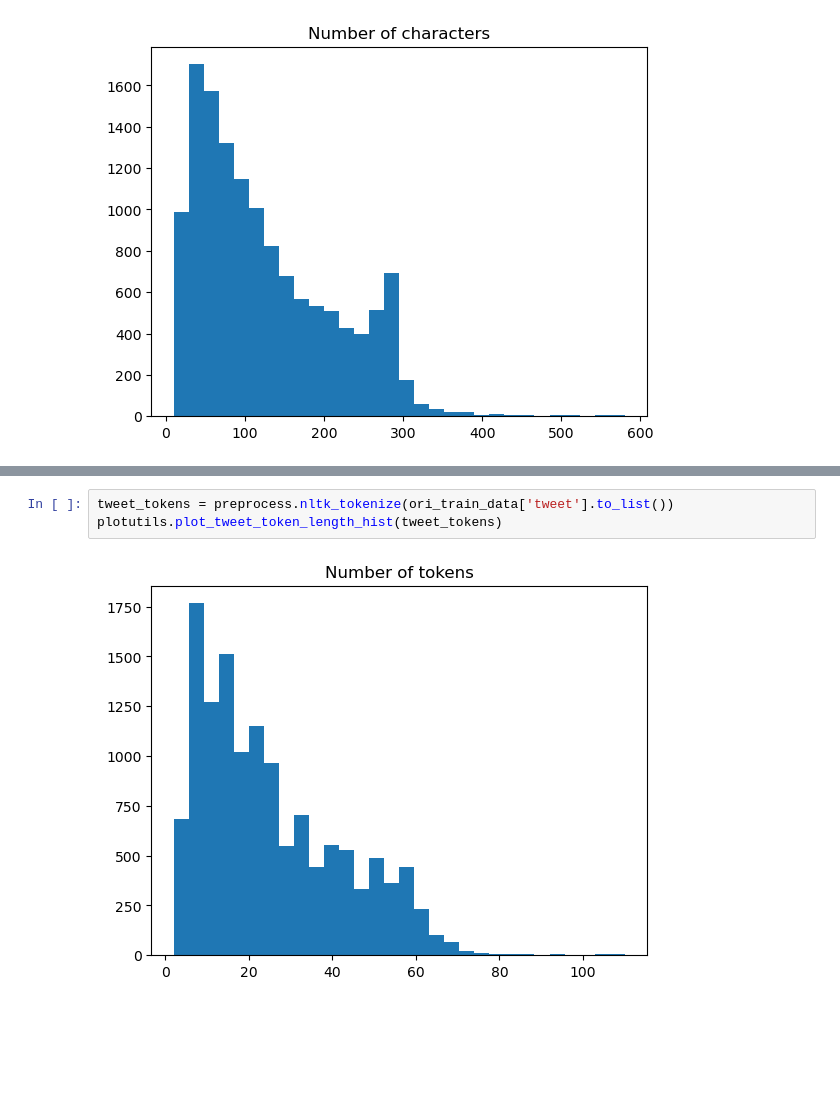
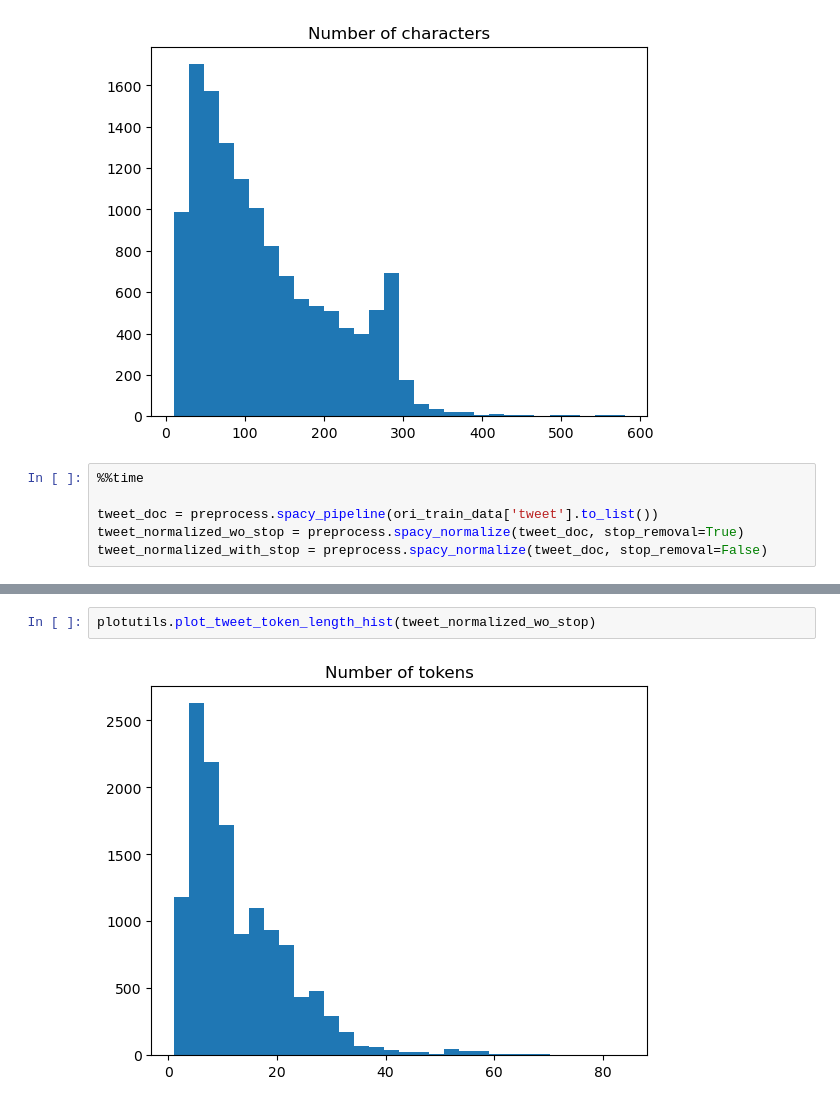
Before and after one commit to PigeonPhobia/olid-project, a Jupyter notebook: baoqi_preprocess.ipynb, the cells around one changed output, grey strips where cells are left out. Saved outputs shown, nothing was run; the diff lists cells and outputs as text; blank space fills up the shorter version.

```diff
--- a/baoqi_preprocess.ipynb
+++ b/baoqi_preprocess.ipynb
@@ -42,3 +42,9 @@ plotutils.plot_data_sample_bar_chart(sub_a_labels, sub_b_labels, sub_c_labels)
 plotutils.plot_tweet_char_length_hist(ori_train_data['tweet'].to_list())
 # %% [output]
 [figure]
+# %%
+%%time
+
+tweet_doc = preprocess.spacy_pipeline(ori_train_data['tweet'].to_list())
+tweet_normalized_wo_stop = preprocess.spacy_normalize(tweet_doc, stop_removal=True)
+tweet_normalized_with_stop = preprocess.spacy_normalize(tweet_doc, stop_removal=False)
@@ -45,5 +54,4 @@ plotutils.plot_tweet_char_length_hist(ori_train_data['tweet'].to_list())
 # %%
-tweet_tokens = preprocess.nltk_tokenize(ori_train_data['tweet'].to_list())
-plotutils.plot_tweet_token_length_hist(tweet_tokens)
+plotutils.plot_tweet_token_length_hist(tweet_normalized_wo_stop)
 # %% [output]
-[figure, old version]
+[figure, new version]
```
Also changed, not shown: parts of 13 cells of this notebook, 2 other files.
